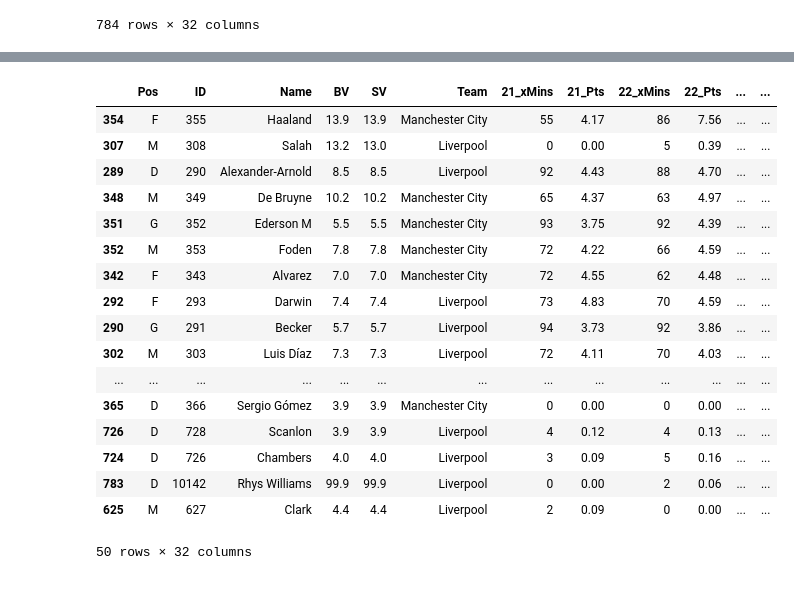
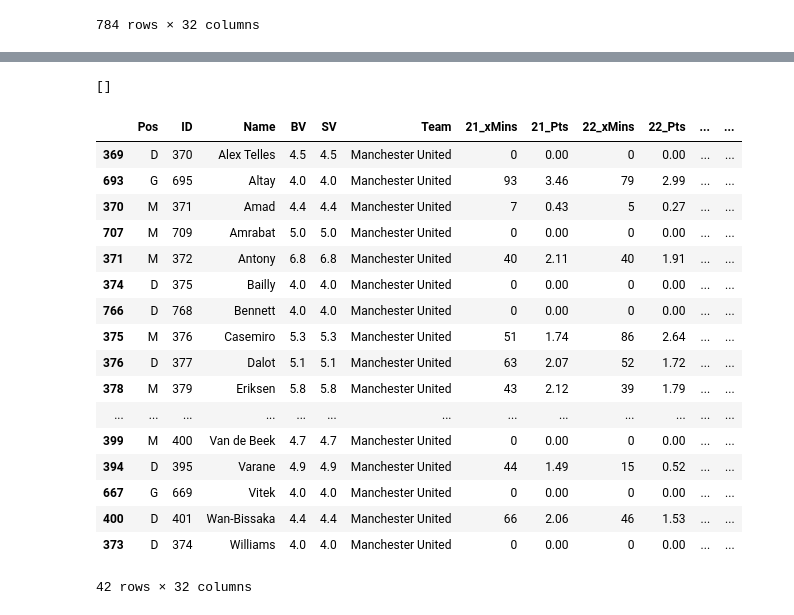
Before and after one commit to eiriklid/norsk_tipping_review, a Jupyter notebook: norsk_tipping_review/merge_norsk_tipping_and_fplreview.ipynb, the cells around one changed output, grey strips where cells are left out. Saved outputs shown, nothing was run; the diff lists cells and outputs as text; code cells hidden in the pictures.

```diff
--- a/norsk_tipping_review/merge_norsk_tipping_and_fplreview.ipynb
+++ b/norsk_tipping_review/merge_norsk_tipping_and_fplreview.ipynb
@@ -139,5 +112,8 @@ df[["Surname", "Name_review"]]
 # %%
-fplreview["Name"] = fplreview["Name"].str.rsplit(".", n=1, expand=True).fillna("").apply(lambda x : max(x,key=len),axis=1)
+from unidecode import unidecode
+
+fplreview["Name"] = fplreview["Name"].str.rsplit(".", n=1, expand=True).fillna("").apply(lambda x : max(x,key=len),axis=1).apply(unidecode)
+norsk_tipping["Surname"] = norsk_tipping["Surname"].apply(unidecode)
 # %%
 mapper = {"Man City": "Manchester City",
           "Man Utd": "Manchester United",
@@ -188,21 +225,25 @@ df[df.Pos.isna()].tail(50)
+# %%
+df[(df.Pos.isna()) & (df.Team == "Manchester United")].Surname.to_list()
+# %% [output]
+[]
 # %%
-fplreview[fplreview.Team.isin(["Manchester City", "Liverpool"])].head(50)
+fplreview[fplreview.Team.isin(["Manchester United"])].head(50).sort_values("Name")
 # %% [output]
 |  | Pos | ID | Name | BV | SV | Team | 21_xMins | 21_Pts | 22_xMins | 22_Pts | ... | ... |
-| 354 | F | 355 | Haaland | 13.9 | 13.9 | Manchester City | 55 | 4.17 | 86 | 7.56 | ... | ... |
-| 307 | M | 308 | Salah | 13.2 | 13.0 | Liverpool | 0 | 0.00 | 5 | 0.39 | ... | ... |
-| 289 | D | 290 | Alexander-Arnold | 8.5 | 8.5 | Liverpool | 92 | 4.43 | 88 | 4.70 | ... | ... |
-| 348 | M | 349 | De Bruyne | 10.2 | 10.2 | Manchester City | 65 | 4.37 | 63 | 4.97 | ... | ... |
-| 351 | G | 352 | Ederson M | 5.5 | 5.5 | Manchester City | 93 | 3.75 | 92 | 4.39 | ... | ... |
-| 352 | M | 353 | Foden | 7.8 | 7.8 | Manchester City | 72 | 4.22 | 66 | 4.59 | ... | ... |
-| 342 | F | 343 | Alvarez | 7.0 | 7.0 | Manchester City | 72 | 4.55 | 62 | 4.48 | ... | ... |
-| 292 | F | 293 | Darwin | 7.4 | 7.4 | Liverpool | 73 | 4.83 | 70 | 4.59 | ... | ... |
-| 290 | G | 291 | Becker | 5.7 | 5.7 | Liverpool | 94 | 3.73 | 92 | 3.86 | ... | ... |
-| 302 | M | 303 | Luis Díaz | 7.3 | 7.3 | Liverpool | 72 | 4.11 | 70 | 4.03 | ... | ... |
+| 369 | D | 370 | Alex Telles | 4.5 | 4.5 | Manchester United | 0 | 0.00 | 0 | 0.00 | ... | ... |
+| 693 | G | 695 | Altay | 4.0 | 4.0 | Manchester United | 93 | 3.46 | 79 | 2.99 | ... | ... |
+| 370 | M | 371 | Amad | 4.4 | 4.4 | Manchester United | 7 | 0.43 | 5 | 0.27 | ... | ... |
+| 707 | M | 709 | Amrabat | 5.0 | 5.0 | Manchester United | 0 | 0.00 | 0 | 0.00 | ... | ... |
+| 371 | M | 372 | Antony | 6.8 | 6.8 | Manchester United | 40 | 2.11 | 40 | 1.91 | ... | ... |
+| 374 | D | 375 | Bailly | 4.0 | 4.0 | Manchester United | 0 | 0.00 | 0 | 0.00 | ... | ... |
+| 766 | D | 768 | Bennett | 4.0 | 4.0 | Manchester United | 0 | 0.00 | 0 | 0.00 | ... | ... |
+| 375 | M | 376 | Casemiro | 5.3 | 5.3 | Manchester United | 51 | 1.74 | 86 | 2.64 | ... | ... |
+| 376 | D | 377 | Dalot | 5.1 | 5.1 | Manchester United | 63 | 2.07 | 52 | 1.72 | ... | ... |
+| 378 | M | 379 | Eriksen | 5.8 | 5.8 | Manchester United | 43 | 2.12 | 39 | 1.79 | ... | ... |
 | ... | ... | ... | ... | ... | ... | ... | ... | ... | ... | ... | ... | ... |
-| 365 | D | 366 | Sergio Gómez | 3.9 | 3.9 | Manchester City | 0 | 0.00 | 0 | 0.00 | ... | ... |
-| 726 | D | 728 | Scanlon | 3.9 | 3.9 | Liverpool | 4 | 0.12 | 4 | 0.13 | ... | ... |
-| 724 | D | 726 | Chambers | 4.0 | 4.0 | Liverpool | 3 | 0.09 | 5 | 0.16 | ... | ... |
-| 783 | D | 10142 | Rhys Williams | 99.9 | 99.9 | Liverpool | 0 | 0.00 | 2 | 0.06 | ... | ... |
-| 625 | M | 627 | Clark | 4.4 | 4.4 | Liverpool | 2 | 0.09 | 0 | 0.00 | ... | ... |
+| 399 | M | 400 | Van de Beek | 4.7 | 4.7 | Manchester United | 0 | 0.00 | 0 | 0.00 | ... | ... |
+| 394 | D | 395 | Varane | 4.9 | 4.9 | Manchester United | 44 | 1.49 | 15 | 0.52 | ... | ... |
+| 667 | G | 669 | Vitek | 4.0 | 4.0 | Manchester United | 0 | 0.00 | 0 | 0.00 | ... | ... |
+| 400 | D | 401 | Wan-Bissaka | 4.4 | 4.4 | Manchester United | 66 | 2.06 | 46 | 1.53 | ... | ... |
+| 373 | D | 374 | Williams | 4.0 | 4.0 | Manchester United | 0 | 0.00 | 0 | 0.00 | ... | ... |
-50 rows × 32 columns
+42 rows × 32 columns
```
Also changed, not shown: parts of 12 cells of this notebook, 2 other files.
